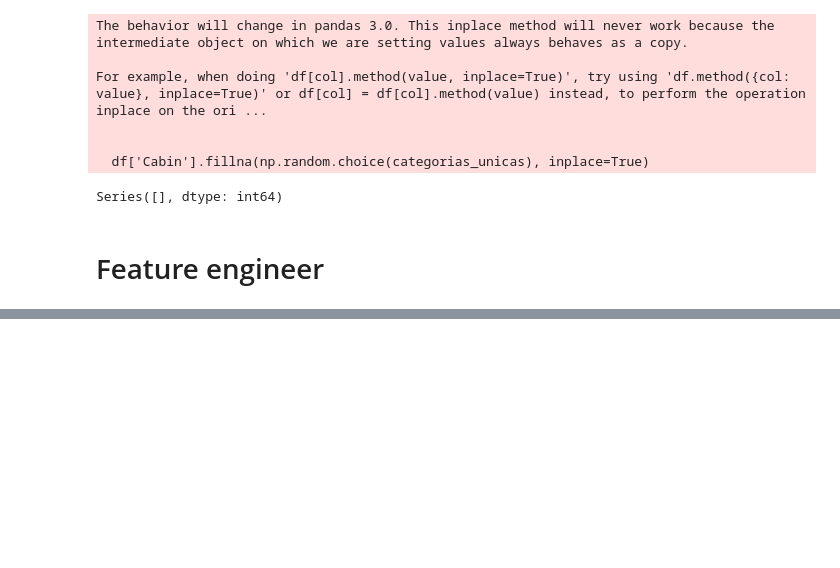
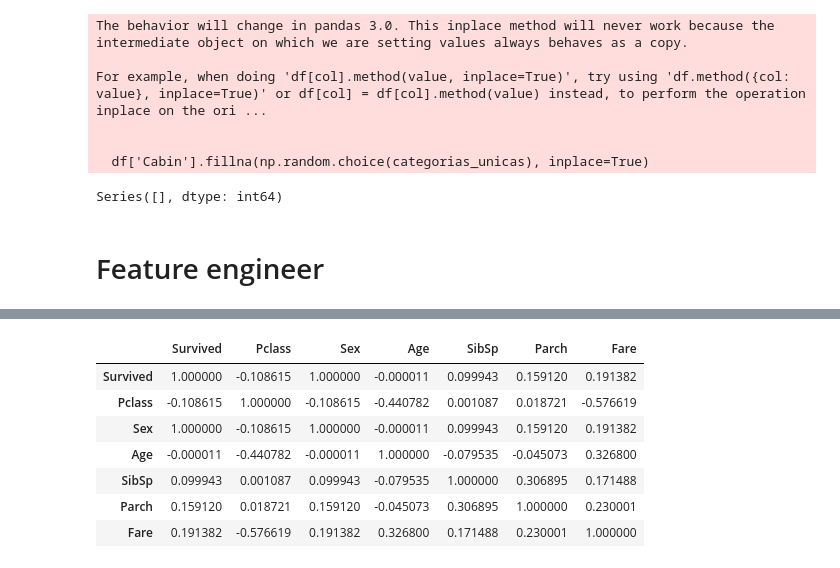
Before and after one commit to Abimael-Lib/Titanic-EDA, a Jupyter notebook: Notebooks/EDA.ipynb, the cells around one changed output, grey strips where cells are left out. Cells and saved outputs as stored; diff of their text form; code cells hidden in the pictures; blank space fills up the shorter version.

```diff
--- a/Notebooks/EDA.ipynb
+++ b/Notebooks/EDA.ipynb
@@ -75,0 +95,11 @@ ValueError: could not convert string to float: 'male'
+# %%
+df[numeric_cols].corr()
+# %% [output]
+|  | Survived | Pclass | Sex | Age | SibSp | Parch | Fare |
+| Survived | 1.000000 | -0.108615 | 1.000000 | -0.000011 | 0.099943 | 0.159120 | 0.191382 |
+| Pclass | -0.108615 | 1.000000 | -0.108615 | -0.440782 | 0.001087 | 0.018721 | -0.576619 |
+| Sex | 1.000000 | -0.108615 | 1.000000 | -0.000011 | 0.099943 | 0.159120 | 0.191382 |
+| Age | -0.000011 | -0.440782 | -0.000011 | 1.000000 | -0.079535 | -0.045073 | 0.326800 |
+| SibSp | 0.099943 | 0.001087 | 0.099943 | -0.079535 | 1.000000 | 0.306895 | 0.171488 |
+| Parch | 0.159120 | 0.018721 | 0.159120 | -0.045073 | 0.306895 | 1.000000 | 0.230001 |
+| Fare | 0.191382 | -0.576619 | 0.191382 | 0.326800 | 0.171488 | 0.230001 | 1.000000 |
```
Also changed, not shown: parts of 6 cells of this notebook, 2 other files.
